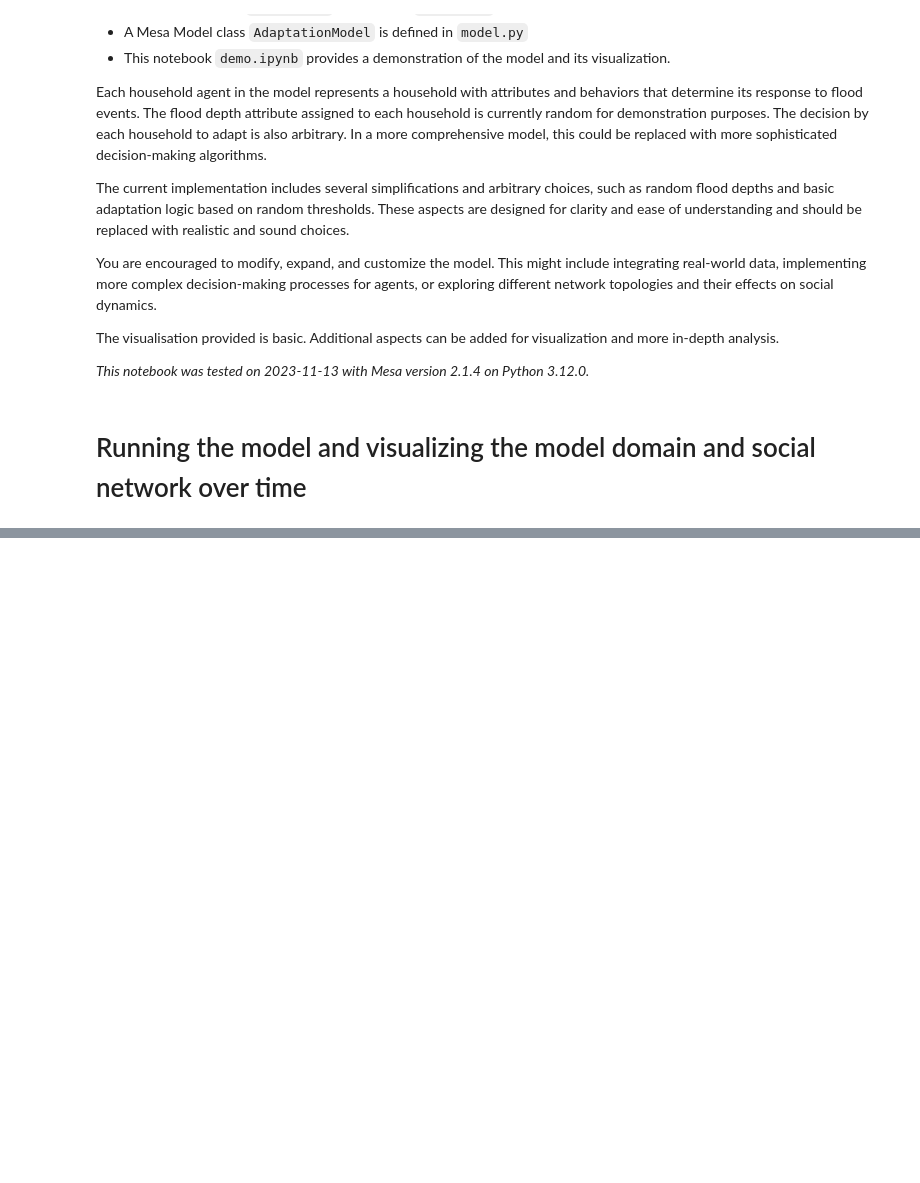
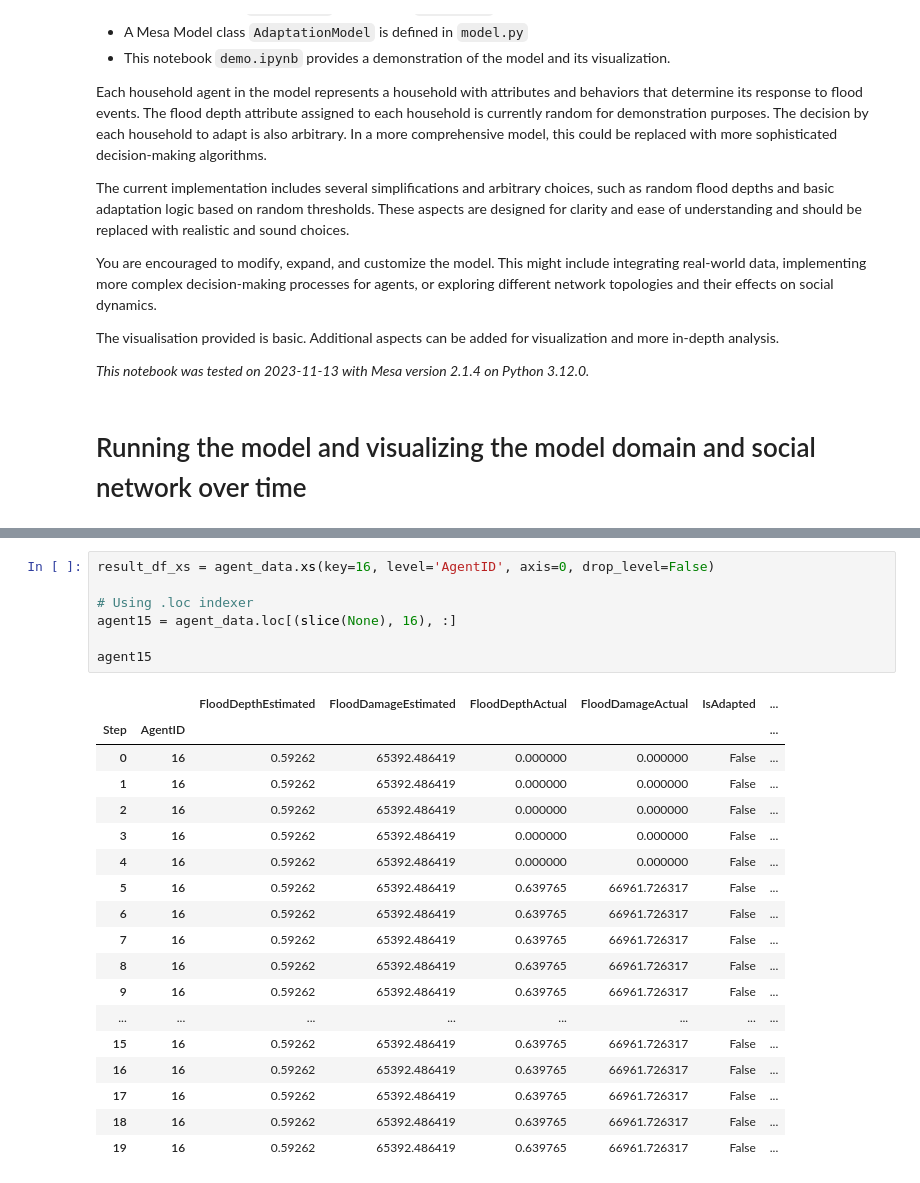
Before and after one commit to Martijntjevdg/SEN1211-ABM, a Jupyter notebook: base_model_mesa/model/demo.ipynb, the cells around one changed output, grey strips where cells are left out. Saved outputs shown, nothing was run; the diff lists cells and outputs as text; blank space fills up the shorter version.

```diff
--- a/base_model_mesa/model/demo.ipynb
+++ b/base_model_mesa/model/demo.ipynb
@@ -120,3 +148,29 @@ result_df[['FloodDamageEstimated','IsAdapted','AdaptationDepth','Income', 'Incom
+# %%
+result_df_xs = agent_data.xs(key=16, level='AgentID', axis=0, drop_level=False)
+
+# Using .loc indexer
+agent15 = agent_data.loc[(slice(None), 16), :]
+
+agent15
+# %% [output]
+|  |  | FloodDepthEstimated | FloodDamageEstimated | FloodDepthActual | FloodDamageActual | IsAdapted | ... |
+| Step | AgentID |  |  |  |  |  | ... |
+| 0 | 16 | 0.59262 | 65392.486419 | 0.000000 | 0.000000 | False | ... |
+| 1 | 16 | 0.59262 | 65392.486419 | 0.000000 | 0.000000 | False | ... |
+| 2 | 16 | 0.59262 | 65392.486419 | 0.000000 | 0.000000 | False | ... |
+| 3 | 16 | 0.59262 | 65392.486419 | 0.000000 | 0.000000 | False | ... |
+| 4 | 16 | 0.59262 | 65392.486419 | 0.000000 | 0.000000 | False | ... |
+| 5 | 16 | 0.59262 | 65392.486419 | 0.639765 | 66961.726317 | False | ... |
+| 6 | 16 | 0.59262 | 65392.486419 | 0.639765 | 66961.726317 | False | ... |
+| 7 | 16 | 0.59262 | 65392.486419 | 0.639765 | 66961.726317 | False | ... |
+| 8 | 16 | 0.59262 | 65392.486419 | 0.639765 | 66961.726317 | False | ... |
+| 9 | 16 | 0.59262 | 65392.486419 | 0.639765 | 66961.726317 | False | ... |
+| ... | ... | ... | ... | ... | ... | ... | ... |
+| 15 | 16 | 0.59262 | 65392.486419 | 0.639765 | 66961.726317 | False | ... |
+| 16 | 16 | 0.59262 | 65392.486419 | 0.639765 | 66961.726317 | False | ... |
+| 17 | 16 | 0.59262 | 65392.486419 | 0.639765 | 66961.726317 | False | ... |
+| 18 | 16 | 0.59262 | 65392.486419 | 0.639765 | 66961.726317 | False | ... |
+| 19 | 16 | 0.59262 | 65392.486419 | 0.639765 | 66961.726317 | False | ... |
 # %%
 model_data = model.datacollector.get_model_vars_dataframe()
 model_data
```
Also changed, not shown: parts of 5 cells of this notebook, 2 other files.
